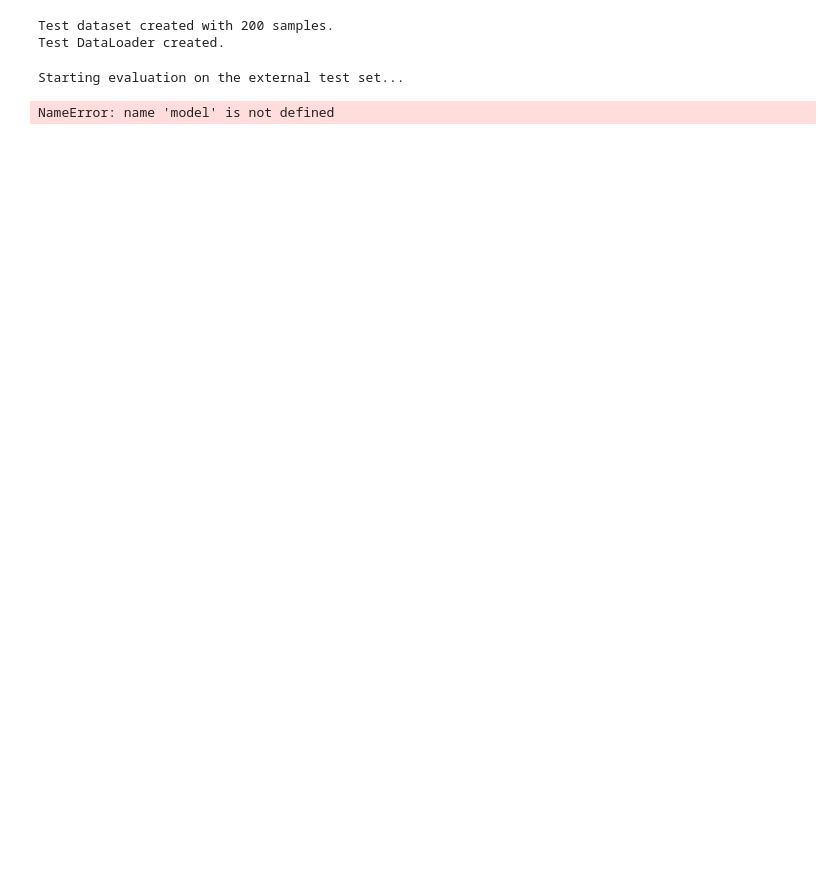
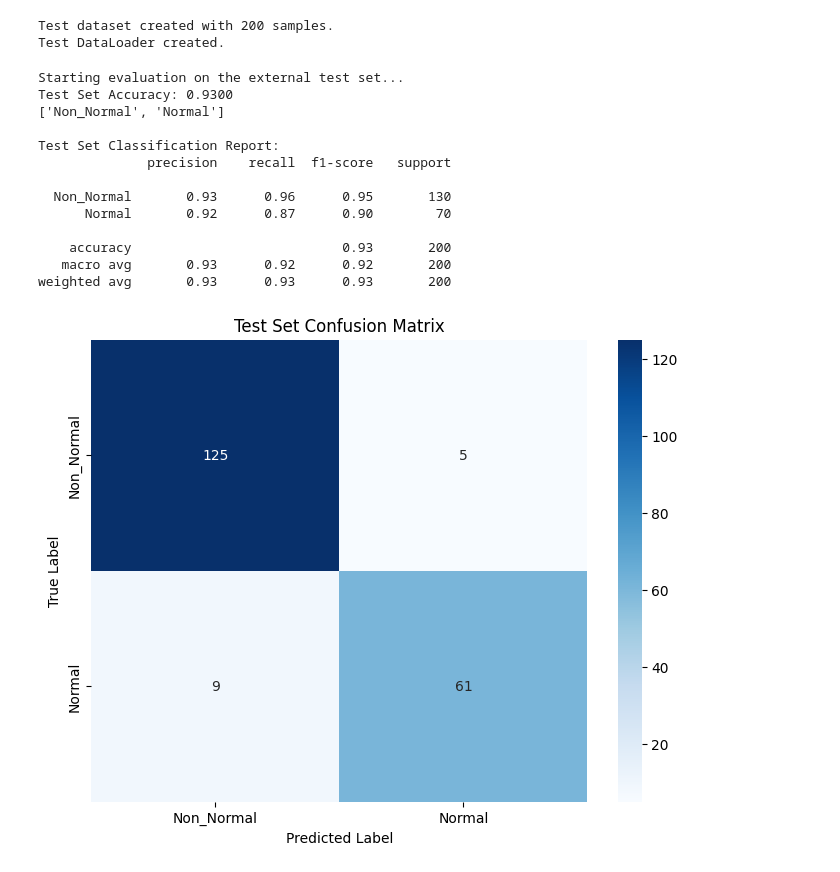
Before and after one commit to Cerre/brain_stroke_ct_images, a Jupyter notebook: main.ipynb, the cells around one changed output. Cells and saved outputs as stored; diff of their text form; code cells hidden in the pictures; blank space fills up the shorter version.

```diff
--- a/main.ipynb
+++ b/main.ipynb
@@ -803,6 +810,7 @@ model.eval()  # Set the model to evaluation mode
 
 all_test_preds = []
 all_test_labels = []
+all_test_preds_normal_non_normal = []
 
 # Disable gradient calculations
 with torch.no_grad():
@@ -817,46 +825,60 @@ with torch.no_grad():
         outputs = model(inputs)
         _, preds = torch.max(outputs, 1)
         # Convert 2 to 1 in preds
-        preds = torch.where(preds == 2, torch.tensor(1, device=device), preds)
-        print(preds)
-
-        all_test_preds.extend(preds.cpu().numpy())
+        preds_normal_non_normal = torch.where(preds == 2, torch.tensor(1, device=device), preds)
+        all_test_preds_normal_non_normal.extend(preds_normal_non_normal.cpu().numpy())
+        all_test_preds.extend(preds_normal_non_normal.cpu().numpy())
         all_test_labels.extend(labels.cpu().numpy())
 
 # Ensure lists are numpy arrays
 all_test_preds = np.array(all_test_preds)
 all_test_labels = np.array(all_test_labels)
+all_test_preds_normal_non_normal = np.array(all_test_preds_normal_non_normal)
 
 # 1. Calculate Accuracy
-test_accuracy = accuracy_score(all_test_labels, all_test_preds)
+test_accuracy = accuracy_score(all_test_labels, all_test_preds_normal_non_normal)
 print(f"Test Set Accuracy: {test_accuracy:.4f}")
 
 # 2. Calculate Confusion Matrix
-test_cm = confusion_matrix(all_test_labels, all_test_preds)
+test_cm = confusion_matrix(all_test_labels, all_test_preds_normal_non_normal)
 
 # 3. Print Classification Report
 # Use the same class_names as before (should be defined from validation step or test data prep)
 if 'class_names' not in locals():
      print("Warning: class_names not found. Using generic names for report/plot.")
-     # Attempt to get number of classes from confusion matrix shape
-     num_test_classes = test_cm.shape[0]
-     class_names = [f'Class {i}' for i in range(num_test_classes)]
+     # Attempt to get number of classes from confusion matrix shapeprint("\nStarting evaluation on the external test set...")
+model.load_state_dict(torch.load("best_brain_ct_model.pth"))
+model.eval()  # Set the model to evaluation mode
 
 
+class_names = ['Non_Normal', 'Normal']
+
+print(class_names)
 print("\nTest Set Classification Report:")
-print(classification_report(all_test_labels, all_test_preds, target_names=class_names))
+print(classification_report(all_test_labels, all_test_preds_normal_non_normal, target_names=class_names))
 
 # 4. Visualize Confusion Matrix
+
 plt.figure(figsize=(8, 6))
 # Only show the actual values in the confusion matrix (TP, FP, FN, TN)
 sns.heatmap(test_cm, annot=True, fmt='d', cmap='Blues',
             xticklabels=class_names, yticklabels=class_names)
 plt.xlabel('Predicted Label')
 plt.ylabel('True Label')
 plt.title('Test Set Confusion Matrix')
 plt.show()
-
-print("\nTest set evaluation finished.")
 # %% [output]
 Starting evaluation on the external test set...
+Test Set Accuracy: 0.9300
+['Non_Normal', 'Normal']
+
+Test Set Classification Report:
+              precision    recall  f1-score   support
+
+  Non_Normal       0.93      0.96      0.95       130
+      Normal       0.92      0.87      0.90        70
+
+    accuracy                           0.93       200
+   macro avg       0.93      0.92      0.92       200
+weighted avg       0.93      0.93      0.93       200
-NameError: name 'model' is not defined
+[figure, added]
```
Also changed, not shown: parts of 6 cells of this notebook, 1 other file.
